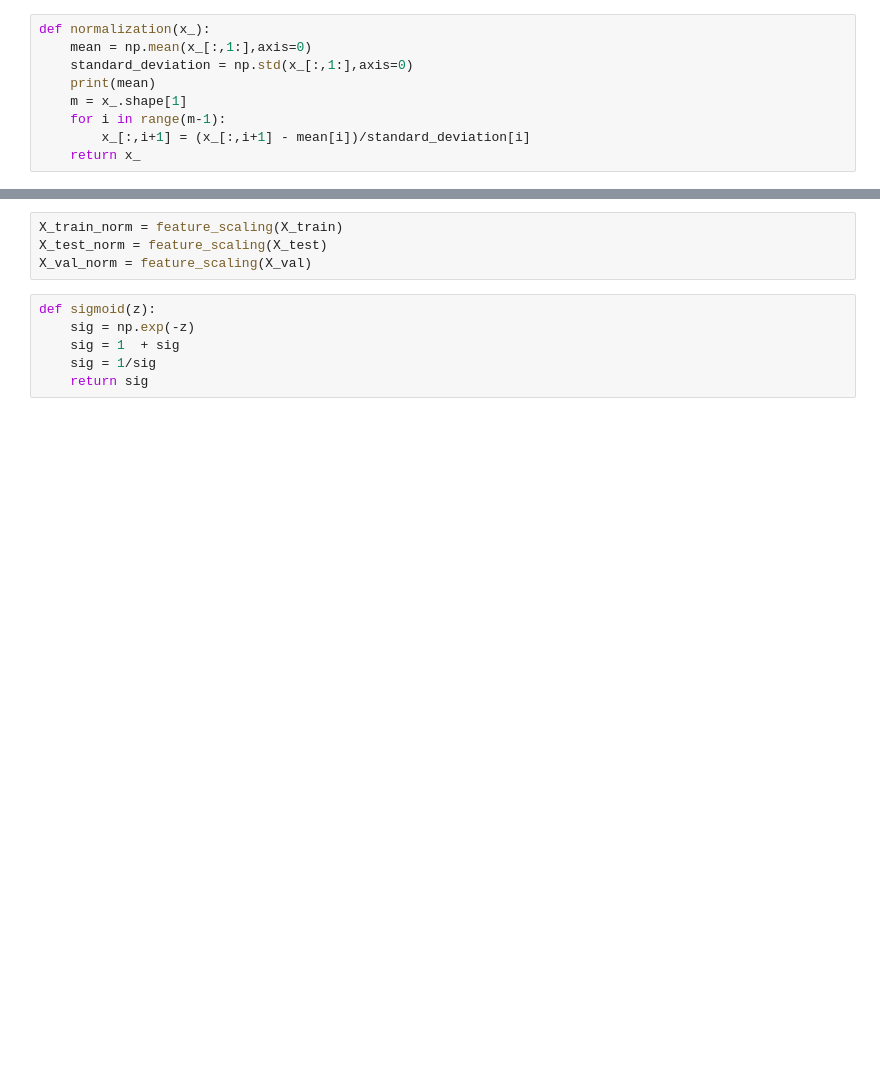
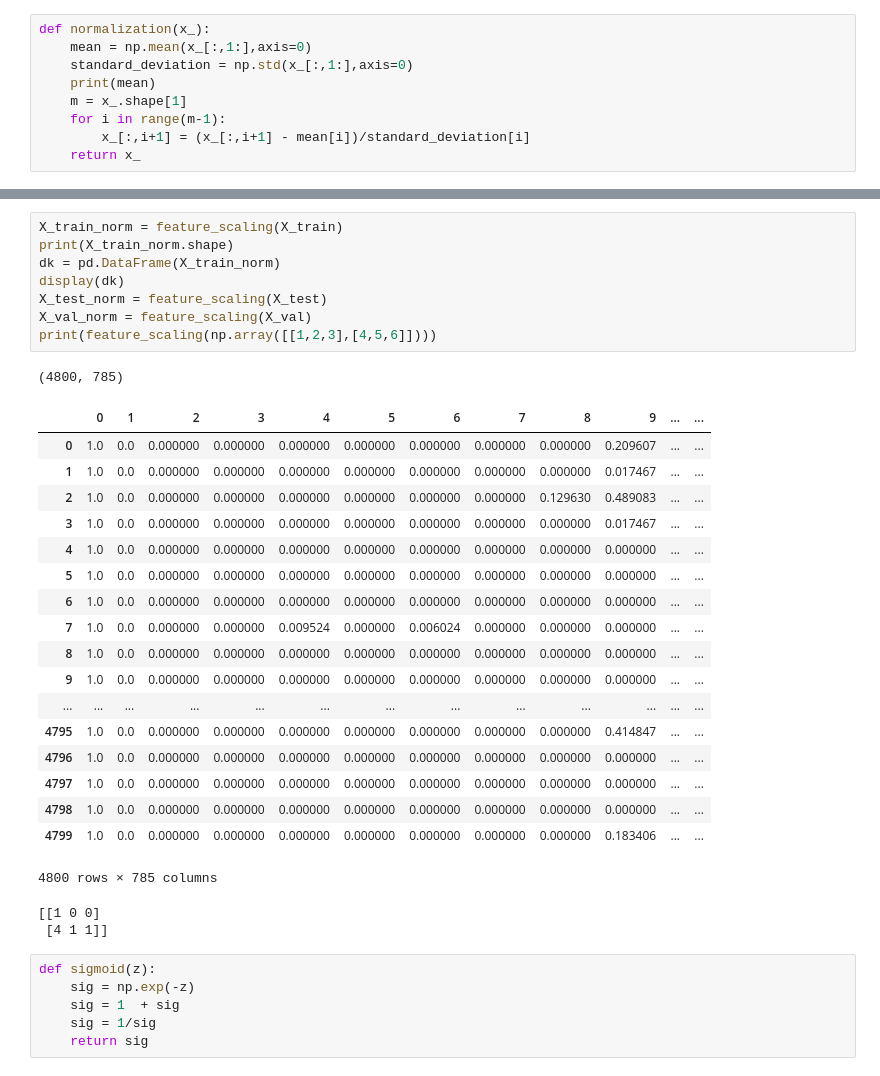
Before and after one commit to iamdeepti/MIDAS, a Jupyter notebook: cv_problem/Untitled.ipynb, the cells around one changed output, grey strips where cells are left out. Cells and saved outputs as stored; diff of their text form; blank space fills up the shorter version.

```diff
--- a/cv_problem/Untitled.ipynb
+++ b/cv_problem/Untitled.ipynb
@@ -108,7 +112,33 @@ def feature_scaling(x_):
 # %%
 X_train_norm = feature_scaling(X_train)
+print(X_train_norm.shape)
+dk = pd.DataFrame(X_train_norm)
+display(dk)
 X_test_norm = feature_scaling(X_test)
 X_val_norm = feature_scaling(X_val)
+print(feature_scaling(np.array([[1,2,3],[4,5,6]])))
+# %% [output]
+(4800, 785)
+|  | 0 | 1 | 2 | 3 | 4 | 5 | 6 | 7 | 8 | 9 | ... | ... |
+| 0 | 1.0 | 0.0 | 0.000000 | 0.000000 | 0.000000 | 0.000000 | 0.000000 | 0.000000 | 0.000000 | 0.209607 | ... | ... |
+| 1 | 1.0 | 0.0 | 0.000000 | 0.000000 | 0.000000 | 0.000000 | 0.000000 | 0.000000 | 0.000000 | 0.017467 | ... | ... |
+| 2 | 1.0 | 0.0 | 0.000000 | 0.000000 | 0.000000 | 0.000000 | 0.000000 | 0.000000 | 0.129630 | 0.489083 | ... | ... |
+| 3 | 1.0 | 0.0 | 0.000000 | 0.000000 | 0.000000 | 0.000000 | 0.000000 | 0.000000 | 0.000000 | 0.017467 | ... | ... |
+| 4 | 1.0 | 0.0 | 0.000000 | 0.000000 | 0.000000 | 0.000000 | 0.000000 | 0.000000 | 0.000000 | 0.000000 | ... | ... |
+| 5 | 1.0 | 0.0 | 0.000000 | 0.000000 | 0.000000 | 0.000000 | 0.000000 | 0.000000 | 0.000000 | 0.000000 | ... | ... |
+| 6 | 1.0 | 0.0 | 0.000000 | 0.000000 | 0.000000 | 0.000000 | 0.000000 | 0.000000 | 0.000000 | 0.000000 | ... | ... |
+| 7 | 1.0 | 0.0 | 0.000000 | 0.000000 | 0.009524 | 0.000000 | 0.006024 | 0.000000 | 0.000000 | 0.000000 | ... | ... |
+| 8 | 1.0 | 0.0 | 0.000000 | 0.000000 | 0.000000 | 0.000000 | 0.000000 | 0.000000 | 0.000000 | 0.000000 | ... | ... |
+| 9 | 1.0 | 0.0 | 0.000000 | 0.000000 | 0.000000 | 0.000000 | 0.000000 | 0.000000 | 0.000000 | 0.000000 | ... | ... |
+| ... | ... | ... | ... | ... | ... | ... | ... | ... | ... | ... | ... | ... |
+| 4795 | 1.0 | 0.0 | 0.000000 | 0.000000 | 0.000000 | 0.000000 | 0.000000 | 0.000000 | 0.000000 | 0.414847 | ... | ... |
+| 4796 | 1.0 | 0.0 | 0.000000 | 0.000000 | 0.000000 | 0.000000 | 0.000000 | 0.000000 | 0.000000 | 0.000000 | ... | ... |
+| 4797 | 1.0 | 0.0 | 0.000000 | 0.000000 | 0.000000 | 0.000000 | 0.000000 | 0.000000 | 0.000000 | 0.000000 | ... | ... |
+| 4798 | 1.0 | 0.0 | 0.000000 | 0.000000 | 0.000000 | 0.000000 | 0.000000 | 0.000000 | 0.000000 | 0.000000 | ... | ... |
+| 4799 | 1.0 | 0.0 | 0.000000 | 0.000000 | 0.000000 | 0.000000 | 0.000000 | 0.000000 | 0.000000 | 0.183406 | ... | ... |
+4800 rows × 785 columns
+[[1 0 0]
+ [4 1 1]]
 # %%
 def sigmoid(z):
     sig = np.exp(-z)
```
Also changed, not shown: parts of 7 cells of this notebook.
